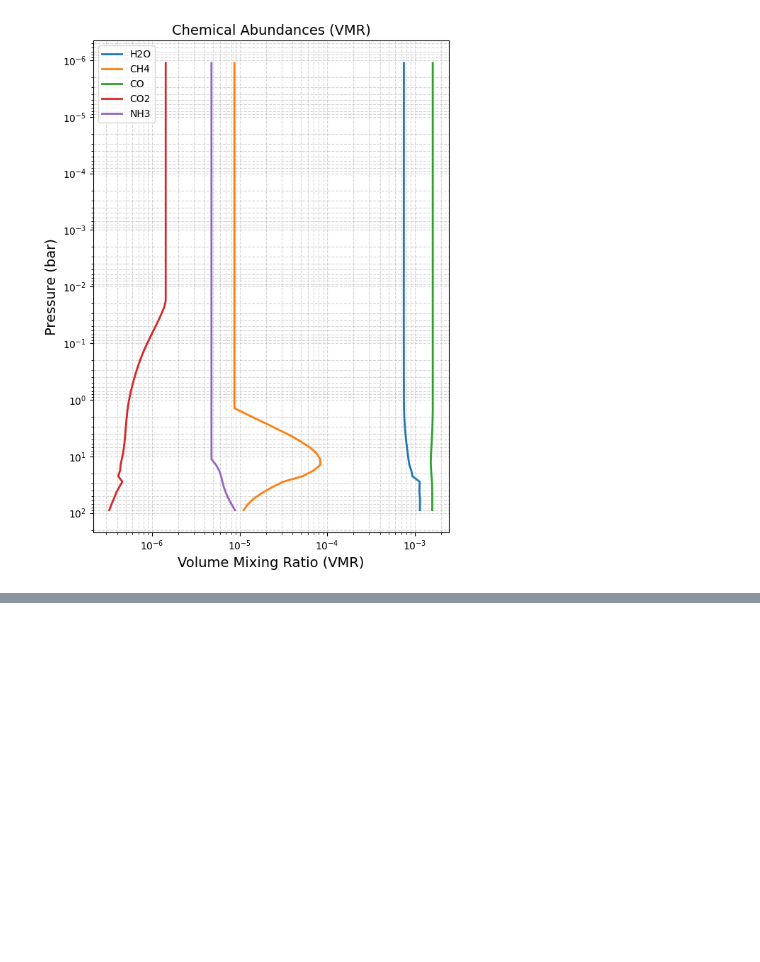
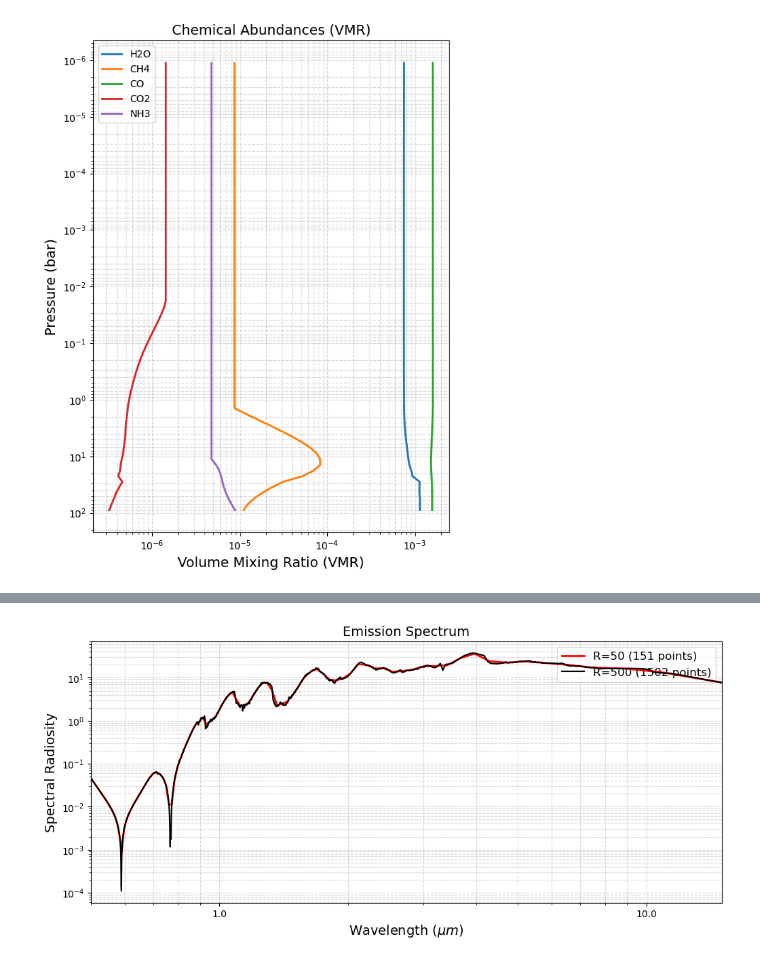
Before and after one commit to ChristianSWilkinson/exowrap, a Jupyter notebook: notebooks/test_exowrap.ipynb, the cells around one changed output, grey strips where cells are left out. Saved outputs shown, nothing was run; the diff lists cells and outputs as text; code cells hidden in the pictures; blank space fills up the shorter version.

Commit message:
add dynamic K-table resolution and automatic wavenumber step scaling

```diff
--- a/notebooks/test_exowrap.ipynb
+++ b/notebooks/test_exowrap.ipynb
@@ -120,0 +152,12 @@ exowrap.plot_vmr_profile(results_df, molecules=['H2O', 'CH4', 'CO', 'CO2', 'NH3'
+# %%
+# Using the same parameters you set up earlier
+model_r500 = exowrap.Simulation(
+    params=params,
+    resolution=500,
+    output_dir="../tests/hot_jupiters/"
+)
+
+# Run it! (This might take slightly longer to converge than R50)
+results_r500 = model_r500.run()
+
+print("✅ High-resolution simulation complete!")
@@ -120,0 +172,42 @@ exowrap.plot_vmr_profile(results_df, molecules=['H2O', 'CH4', 'CO', 'CO2', 'NH3'
+# %%
+import matplotlib.pyplot as plt
+import numpy as np
+
+# 1. Dynamically calculate the number of valid spectral points
+wavenumber_r50 = results_r50['/outputs/spectra/wavenumber'].iloc[0]
+n_pts_r50 = np.sum(wavenumber_r50 > 0)
+
+wavenumber_r500 = results_r500['/outputs/spectra/wavenumber'].iloc[0]
+n_pts_r500 = np.sum(wavenumber_r500 > 0)
+
+# 2. Create a single, shared canvas
+fig, shared_ax = plt.subplots(figsize=(12, 5))
+
+# 3. Plot the R=50 model first
+exowrap.plot_emission_spectrum(
+    results_r50,
+    ax=shared_ax,
+    color='red',
+    lw=2,
+    title="High-Res vs Low-Res Emission Spectrum"
+)
+
+# 4. Plot the R=500 model on top
+exowrap.plot_emission_spectrum(
+    results_r500,
+    ax=shared_ax,
+    color='black',
+    lw=1.5
+)
+
+# 5. Zoom in
+shared_ax.set_xlim(0.5, 15)
+
+# 6. Apply our dynamic legend!
+label_r50 = f"R=50 ({n_pts_r50} points)"
+label_r500 = f"R=500 ({n_pts_r500} points)"
+shared_ax.legend([label_r50, label_r500], loc='upper right', fontsize=12)
+
+plt.show()
+# %% [output]
+[figure, added]
```
Also changed, not shown: parts of 4 cells of this notebook, 3 other files.
